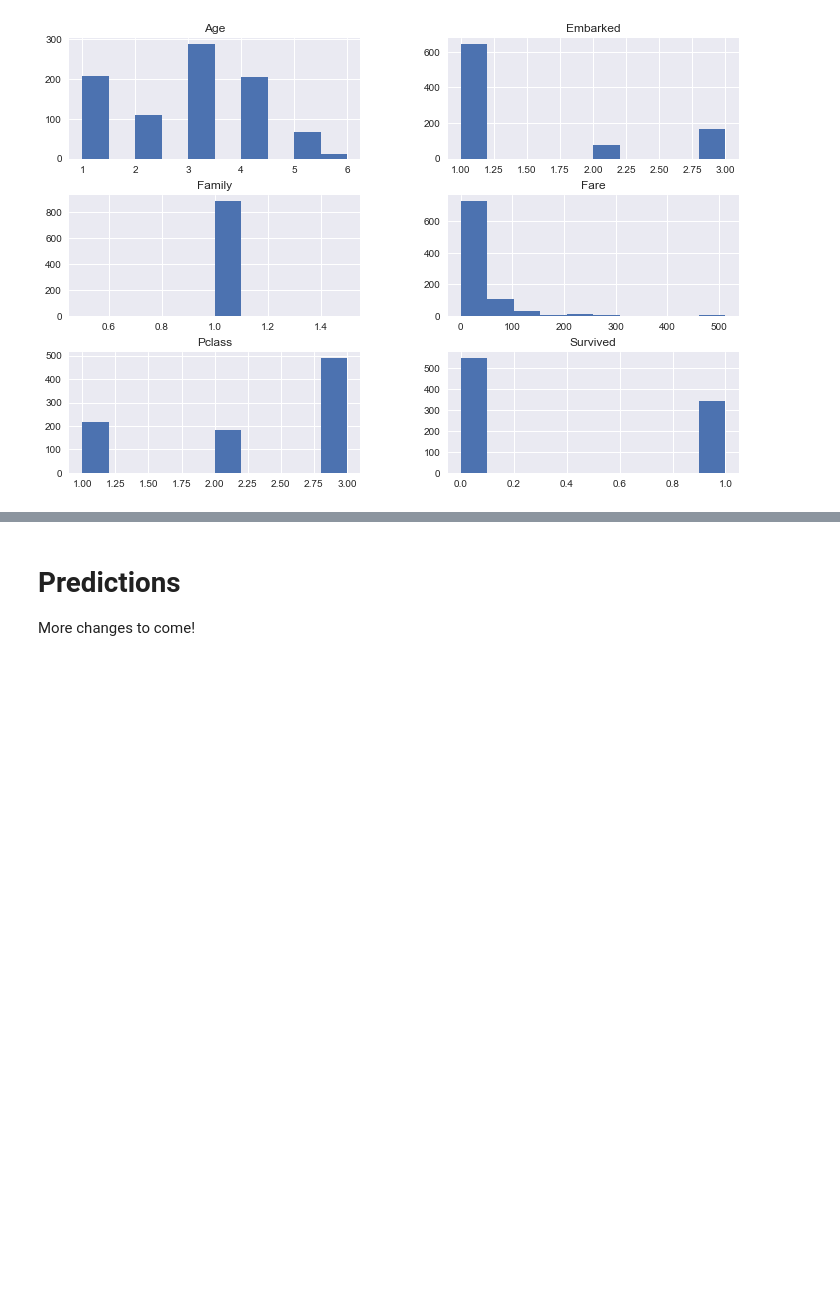
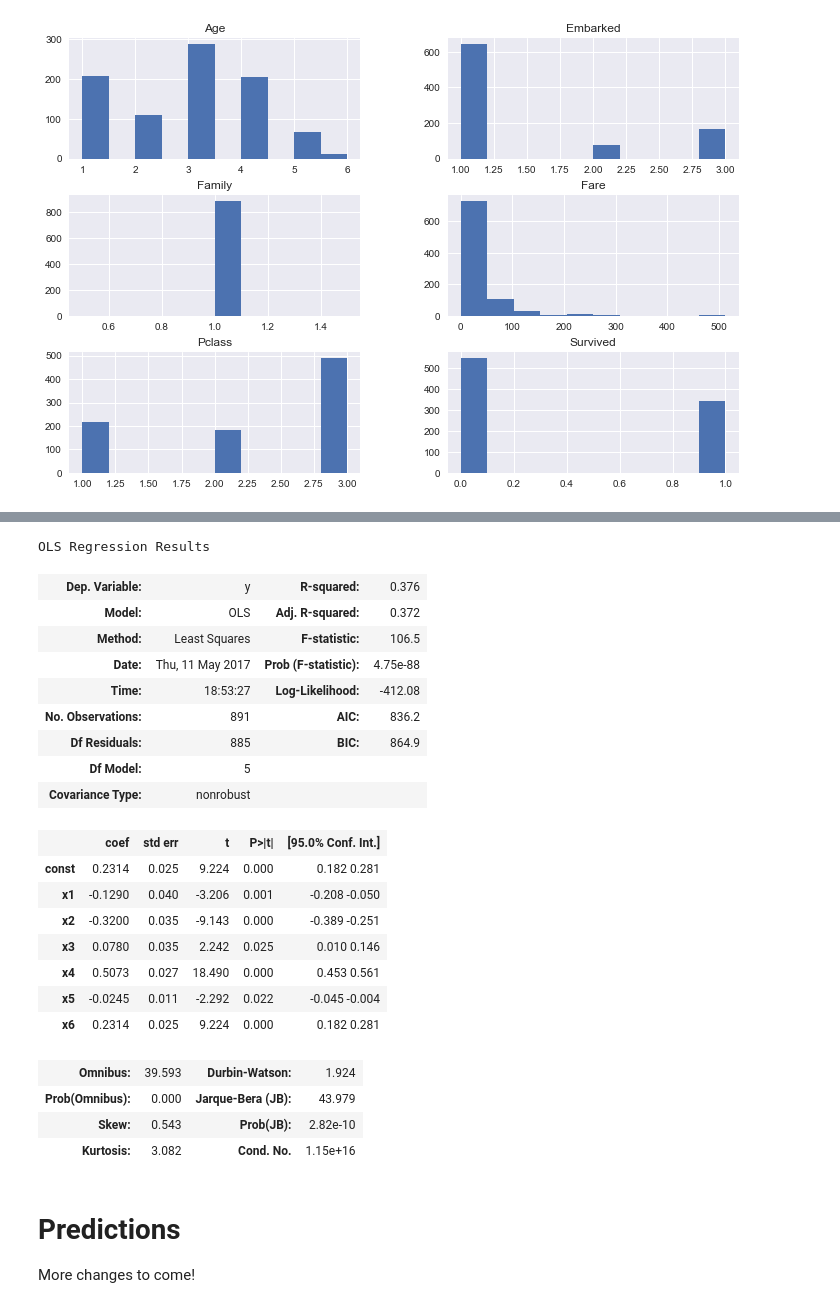
Before and after one commit to ionutiliescu/kaggle, a Jupyter notebook: Titanic - Machine Learning from Disaster/Titanic.ipynb, the cells around one changed output, grey strips where cells are left out. Drawn from its saved outputs; the diff is of its cells as text; code cells hidden in the pictures; blank space fills up the shorter version.

```diff
--- a/Titanic - Machine Learning from Disaster/Titanic.ipynb
+++ b/Titanic - Machine Learning from Disaster/Titanic.ipynb
@@ -341,0 +431,27 @@ array([[<matplotlib.axes._subplots.AxesSubplot object at 0x...>,
+# %%
+X_opt = X[:, [0,1,2,4,5,6,8]]
+regressor_OLS = sm.OLS(y,X_opt).fit()
+regressor_OLS.summary()
+# %% [output]
+OLS Regression Results
+| Dep. Variable: | y | R-squared: | 0.376 |
+| Model: | OLS | Adj. R-squared: | 0.372 |
+| Method: | Least Squares | F-statistic: | 106.5 |
+| Date: | Thu, 11 May 2017 | Prob (F-statistic): | 4.75e-88 |
+| Time: | 18:53:27 | Log-Likelihood: | -412.08 |
+| No. Observations: | 891 | AIC: | 836.2 |
+| Df Residuals: | 885 | BIC: | 864.9 |
+| Df Model: | 5 |  |  |
+| Covariance Type: | nonrobust |  |  |
+|  | coef | std err | t | P>|t| | [95.0% Conf. Int.] |
+| const | 0.2314 | 0.025 | 9.224 | 0.000 | 0.182 0.281 |
+| x1 | -0.1290 | 0.040 | -3.206 | 0.001 | -0.208 -0.050 |
+| x2 | -0.3200 | 0.035 | -9.143 | 0.000 | -0.389 -0.251 |
+| x3 | 0.0780 | 0.035 | 2.242 | 0.025 | 0.010 0.146 |
+| x4 | 0.5073 | 0.027 | 18.490 | 0.000 | 0.453 0.561 |
+| x5 | -0.0245 | 0.011 | -2.292 | 0.022 | -0.045 -0.004 |
+| x6 | 0.2314 | 0.025 | 9.224 | 0.000 | 0.182 0.281 |
+| Omnibus: | 39.593 | Durbin-Watson: | 1.924 |
+| Prob(Omnibus): | 0.000 | Jarque-Bera (JB): | 43.979 |
+| Skew: | 0.543 | Prob(JB): | 2.82e-10 |
+| Kurtosis: | 3.082 | Cond. No. | 1.15e+16 |
```
Also changed, not shown: parts of 34 cells of this notebook, 1 other file.
